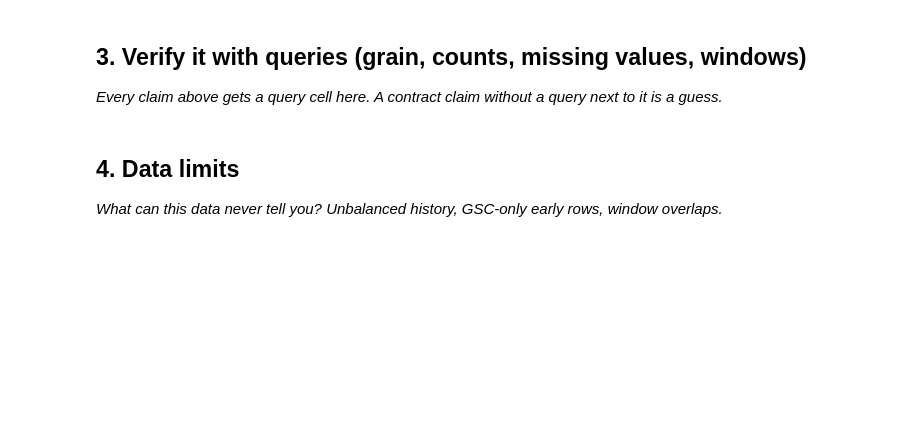
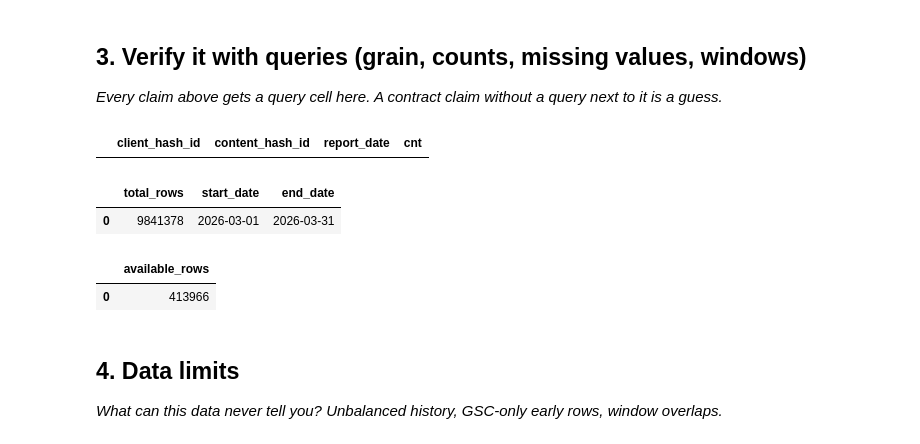
Before and after one commit to Rohith84/Flyrank-Week-1-, a Jupyter notebook: work/notebooks/w03_data_contract.ipynb, the cells around one changed output. Saved outputs shown, nothing was run; the diff lists cells and outputs as text; code cells hidden in the pictures; blank space fills up the shorter version.

```diff
--- a/work/notebooks/w03_data_contract.ipynb
+++ b/work/notebooks/w03_data_contract.ipynb
@@ -18,6 +77,50 @@ This skeleton is yours to fill. Work the sections **in order** — each one has
 ## 3. Verify it with queries (grain, counts, missing values, windows)
 
 *Every claim above gets a query cell here. A contract claim without a query next to it is a guess.*
+# %%
+con.sql("""
+SELECT
+    client_hash_id,
+    content_hash_id,
+    report_date,
+    COUNT(*) AS cnt
+FROM read_parquet(
+'hf://datasets/FlyRank/internship-warehouse/fact_content_daily_performance/month=2026-03/*.parquet'
+)
+GROUP BY
+    client_hash_id,
+    content_hash_id,
+    report_date
+HAVING COUNT(*) > 1
+LIMIT 5;
+""").df()
+# %% [output]
+|  | client_hash_id | content_hash_id | report_date | cnt |
+# %%
+con.sql("""
+SELECT
+    COUNT(*) AS total_rows,
+    MIN(report_date) AS start_date,
+    MAX(report_date) AS end_date
+FROM read_parquet(
+'hf://datasets/FlyRank/internship-warehouse/fact_content_daily_performance/month=2026-03/*.parquet'
+);
+""").df()
+# %% [output]
+|  | total_rows | start_date | end_date |
+| 0 | 9841378 | 2026-03-01 | 2026-03-31 |
+# %%
+con.sql("""
+SELECT
+    COUNT(*) AS available_rows
+FROM read_parquet(
+'hf://datasets/FlyRank/internship-warehouse/fact_content_daily_performance/month=2026-03/*.parquet'
+)
+WHERE ga4_data_available IS TRUE;
+""").df()
+# %% [output]
+|  | available_rows |
+| 0 | 413966 |
 # %% [markdown]
 ## 4. Data limits
 
```
Also changed, not shown: parts of 6 cells of this notebook.
